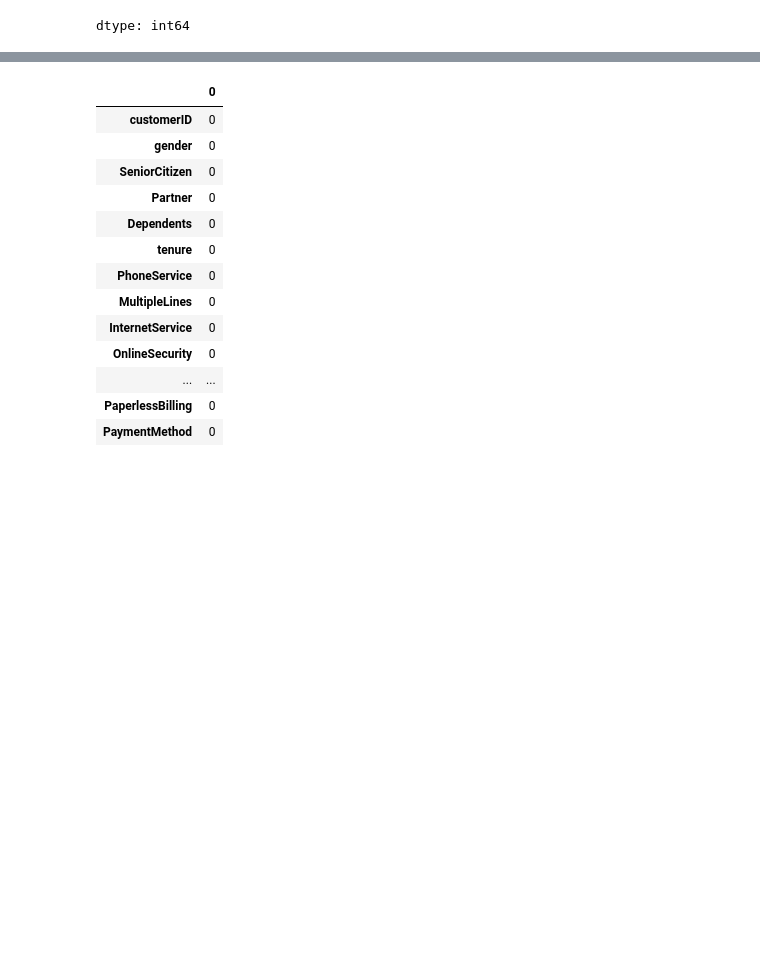
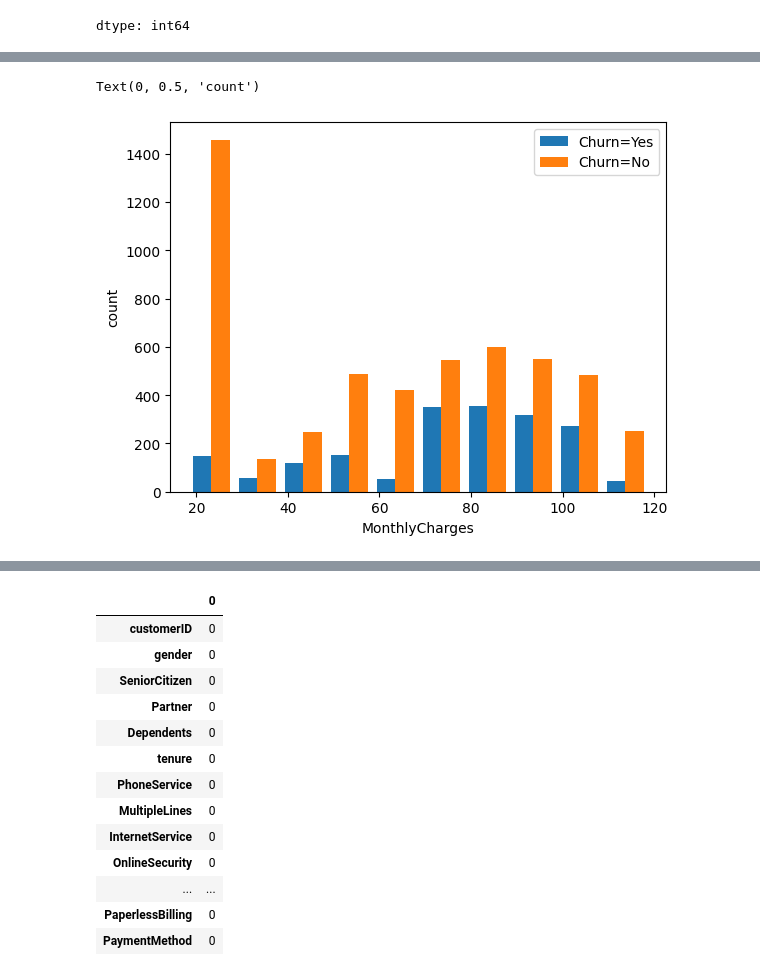
Before and after one commit to yalindi/2425568_ml, a Jupyter notebook: 2425568.ipynb, the cells around one changed output, grey strips where cells are left out. Saved outputs shown, nothing was run; the diff lists cells and outputs as text; code cells hidden in the pictures; blank space fills up the shorter version.

```diff
--- a/2425568.ipynb
+++ b/2425568.ipynb
@@ -164,0 +177,11 @@ dtype: int64
+# %%
+MonthlyCharges_churn_no=df[df.Churn=='No'].MonthlyCharges
+MonthlyCharges_churn_yes=df[df.Churn=='Yes'].MonthlyCharges
+
+plt.hist([MonthlyCharges_churn_yes,MonthlyCharges_churn_no])
+plt.legend(['Churn=Yes','Churn=No'])
+plt.xlabel('MonthlyCharges')
+plt.ylabel('count')
+# %% [output]
+Text(0, 0.5, 'count')
+[figure, added]
```
Also changed, not shown: parts of 16 cells of this notebook.
